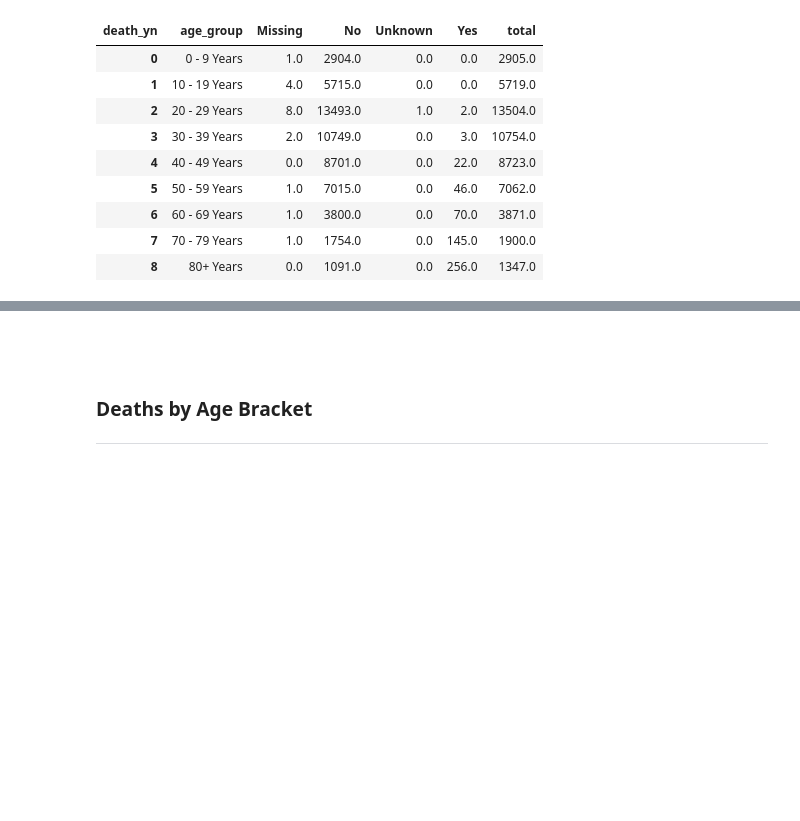
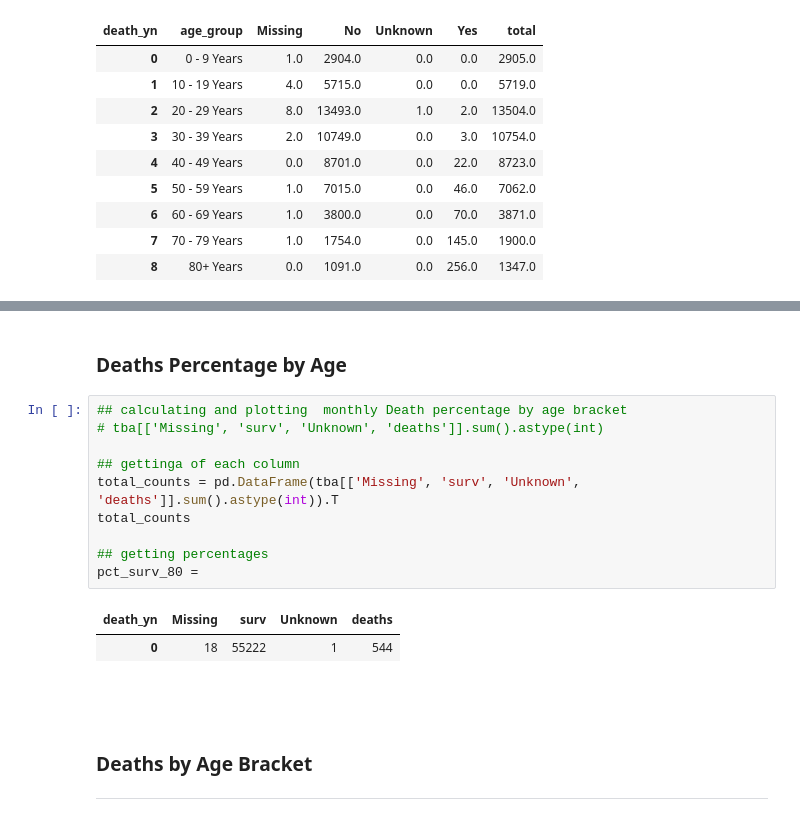
Before and after one commit to lauradahlberg/covid-19_analysis_NC, a Jupyter notebook: exploring_mecklenburg_covid_CDC_data.ipynb, the cells around one changed output, grey strips where cells are left out. Cells and saved outputs as stored; diff of their text form; blank space fills up the shorter version.

```diff
--- a/exploring_mecklenburg_covid_CDC_data.ipynb
+++ b/exploring_mecklenburg_covid_CDC_data.ipynb
@@ -155,6 +198,21 @@ tba
 | 6 | 60 - 69 Years | 1.0 | 3800.0 | 0.0 | 70.0 | 3871.0 | 0.0 | 98.2 | 0.0 | 1.8 | 100.0 |
 | 7 | 70 - 79 Years | 1.0 | 1754.0 | 0.0 | 145.0 | 1900.0 | 0.1 | 92.3 | 0.0 | 7.6 | 100.0 |
 | 8 | 80+ Years | 0.0 | 1091.0 | 0.0 | 256.0 | 1347.0 | 0.0 | 81.0 | 0.0 | 19.0 | 100.0 |
+# %% [markdown]
+### Deaths Percentage by Age
+# %%
+## calculating and plotting  monthly Death percentage by age bracket
+# tba[['Missing', 'surv', 'Unknown', 'deaths']].sum().astype(int)
+
+## gettinga of each column
+total_counts = pd.DataFrame(tba[['Missing', 'surv', 'Unknown', 'deaths']].sum().astype(int)).T
+total_counts
+
+## getting percentages
+pct_surv_80 =
+# %% [output]
+| death_yn | Missing | surv | Unknown | deaths |
+| 0 | 18 | 55222 | 1 | 544 |
 # %% [markdown]
 <br><br>
 
```
Also changed, not shown: parts of 5 cells of this notebook.
